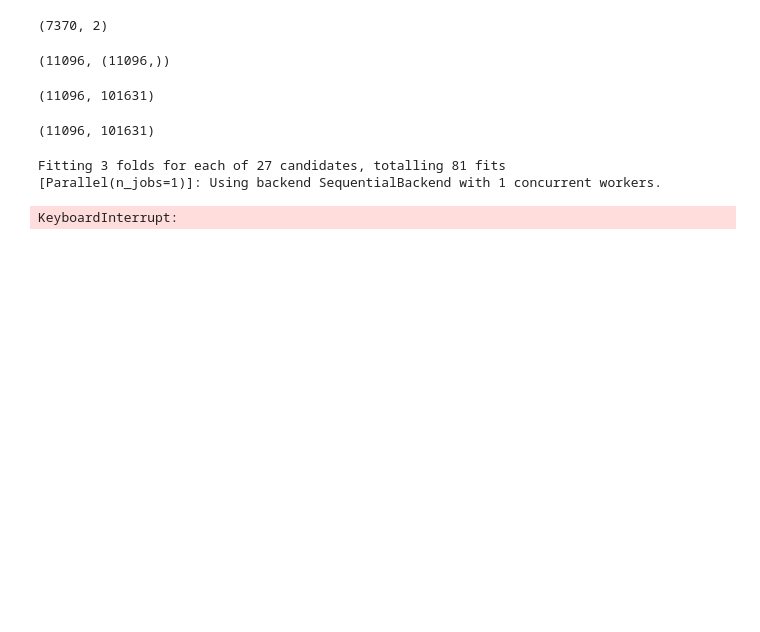
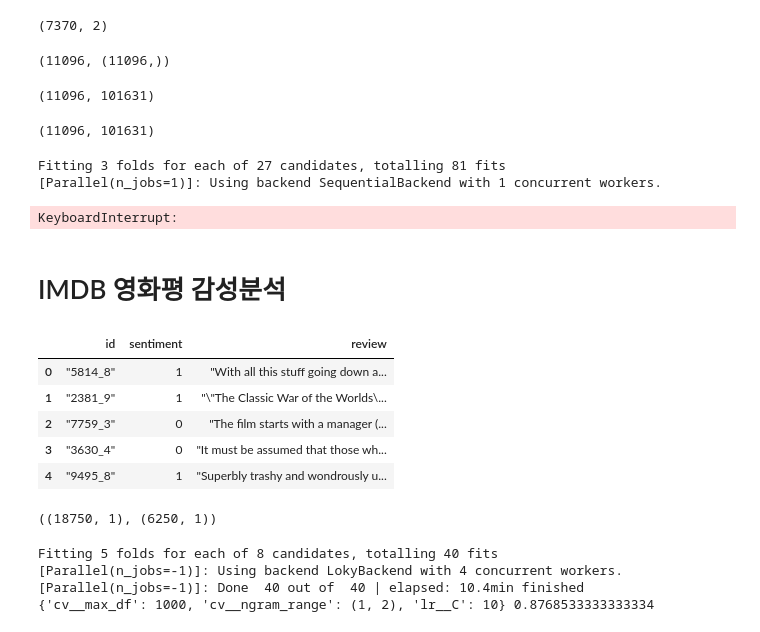
Before and after one commit to STNox/Python-flask, a Jupyter notebook: Python-flask/04. Machine Learning/bp8_upperclass/model.ipynb, the cells around one changed output. Saved outputs shown, nothing was run; the diff lists cells and outputs as text; code cells hidden in the pictures; blank space fills up the shorter version.

```diff
--- a/Python-flask/04. Machine Learning/bp8_upperclass/model.ipynb
+++ b/Python-flask/04. Machine Learning/bp8_upperclass/model.ipynb
@@ -348,3 +350,5 @@ print(grid_pipe.best_params_, grid_pipe.best_score_)
 Fitting 3 folds for each of 27 candidates, totalling 81 fits
 [Parallel(n_jobs=1)]: Using backend SequentialBackend with 1 concurrent workers.
 KeyboardInterrupt:
+# %% [markdown]
+# IMDB 영화평 감성분석
@@ -350,0 +358,10 @@ KeyboardInterrupt:
+# %%
+df = pd.read_csv('../static/data/IMDB/labeledTrainData.tsv', header=0, sep='\t', quoting=3)
+df.head()
+# %% [output]
+|  | id | sentiment | review |
+| 0 | "5814_8" | 1 | "With all this stuff going down a... |
+| 1 | "2381_9" | 1 | "\"The Classic War of the Worlds\... |
+| 2 | "7759_3" | 0 | "The film starts with a manager (... |
+| 3 | "3630_4" | 0 | "It must be assumed that those wh... |
+| 4 | "9495_8" | 1 | "Superbly trashy and wondrously u... |
@@ -350,0 +372,8 @@ KeyboardInterrupt:
+# %%
+from sklearn.model_selection import train_test_split
+
+feature_df = df.drop(['id', 'sentiment'], axis=1, inplace=False)
+X_train, X_test, y_train, y_test = train_test_split(feature_df, df.sentiment, test_size=0.25, random_state=2021)
+X_train.shape, X_test.shape
+# %% [output]
+((18750, 1), (6250, 1))
@@ -350,0 +396,10 @@ KeyboardInterrupt:
+# %%
+from sklearn.model_selection import GridSearchCV
+grid_pipe = GridSearchCV(pipeline_cl, param_grid=params, cv=5, scoring='accuracy', verbose=1, n_jobs=-1)
+grid_pipe.fit(X_train.review, y_train)
+print(grid_pipe.best_params_, grid_pipe.best_score_)
+# %% [output]
+Fitting 5 folds for each of 8 candidates, totalling 40 fits
+[Parallel(n_jobs=-1)]: Using backend LokyBackend with 4 concurrent workers.
+[Parallel(n_jobs=-1)]: Done  40 out of  40 | elapsed: 10.4min finished
+{'cv__max_df': 1000, 'cv__ngram_range': (1, 2), 'lr__C': 10} 0.8768533333333334
```
Also changed, not shown: parts of 18 cells of this notebook, 4 other files.
